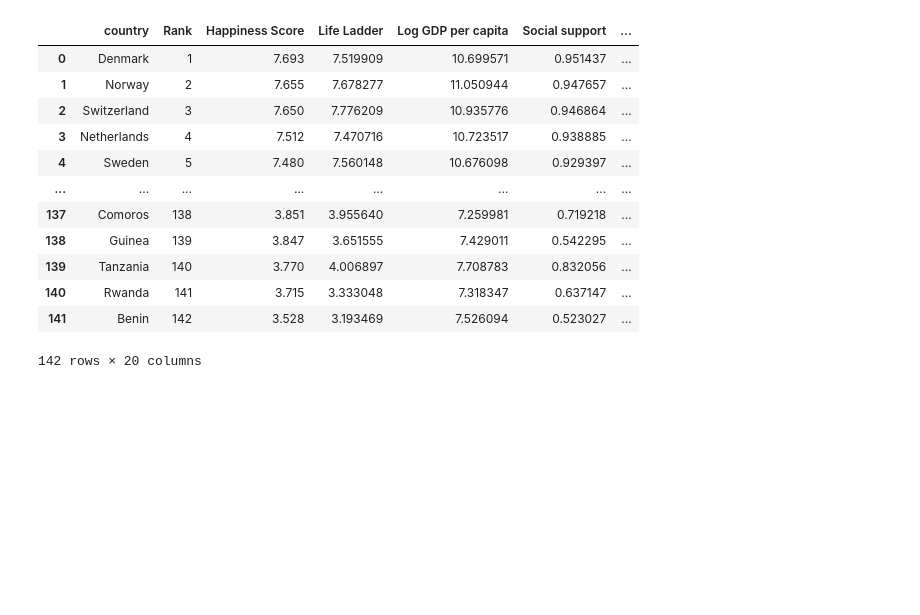
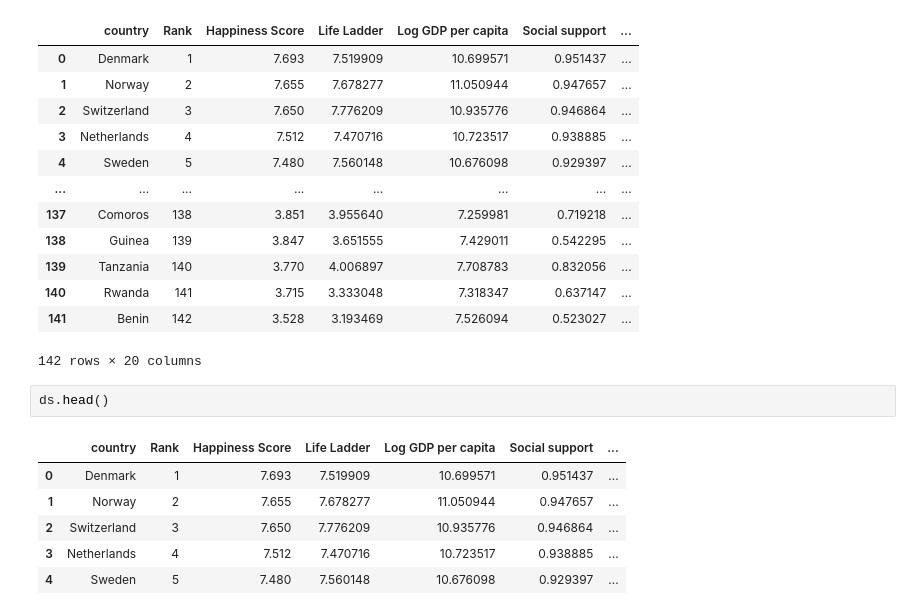
Before and after one commit to sudipto291088/Data110-Fall2025, a Jupyter notebook: Sudipto_Week2_in_class_python.ipynb, the cells around one changed output. Saved outputs shown, nothing was run; the diff lists cells and outputs as text; blank space fills up the shorter version.

```diff
--- a/Sudipto_Week2_in_class_python.ipynb
+++ b/Sudipto_Week2_in_class_python.ipynb
@@ -35,3 +35,12 @@ ds
 | 140 | Rwanda | 141 | 3.715 | 3.333048 | 7.318347 | 0.637147 | ... |
 | 141 | Benin | 142 | 3.528 | 3.193469 | 7.526094 | 0.523027 | ... |
 142 rows × 20 columns
+# %%
+ds.head()
+# %% [output]
+|  | country | Rank | Happiness Score | Life Ladder | Log GDP per capita | Social support | ... |
+| 0 | Denmark | 1 | 7.693 | 7.519909 | 10.699571 | 0.951437 | ... |
+| 1 | Norway | 2 | 7.655 | 7.678277 | 11.050944 | 0.947657 | ... |
+| 2 | Switzerland | 3 | 7.650 | 7.776209 | 10.935776 | 0.946864 | ... |
+| 3 | Netherlands | 4 | 7.512 | 7.470716 | 10.723517 | 0.938885 | ... |
+| 4 | Sweden | 5 | 7.480 | 7.560148 | 10.676098 | 0.929397 | ... |
```
Also changed, not shown: parts of 1 cell of this notebook.
